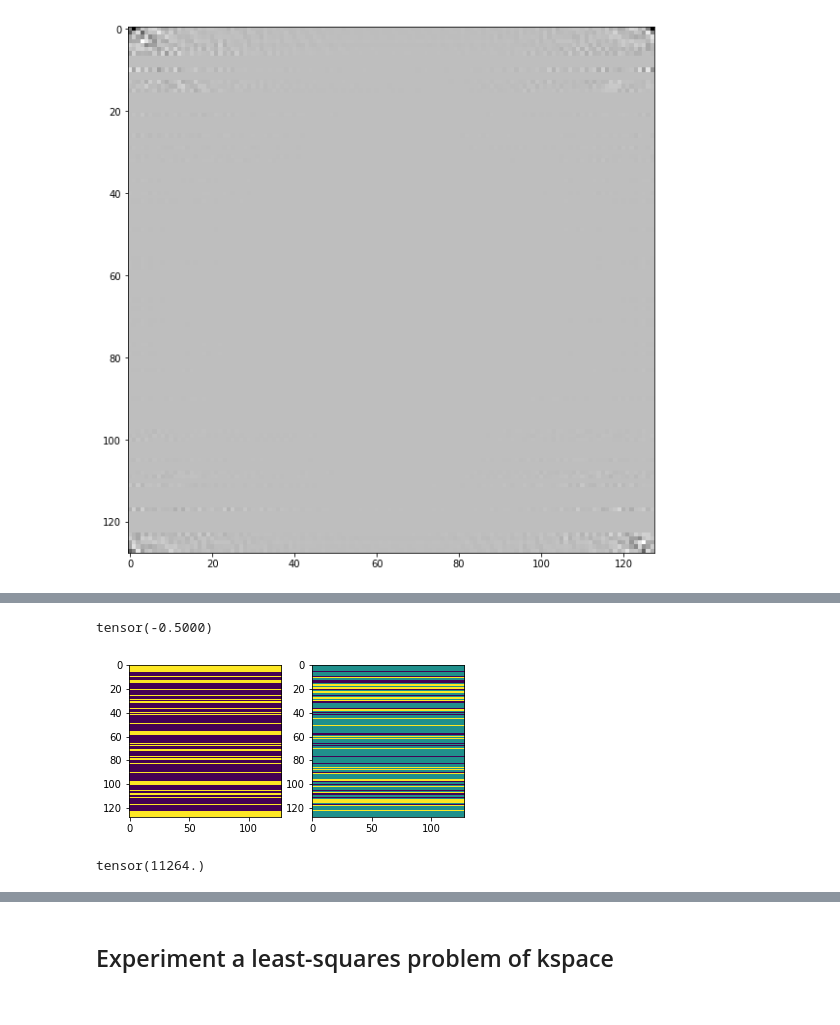
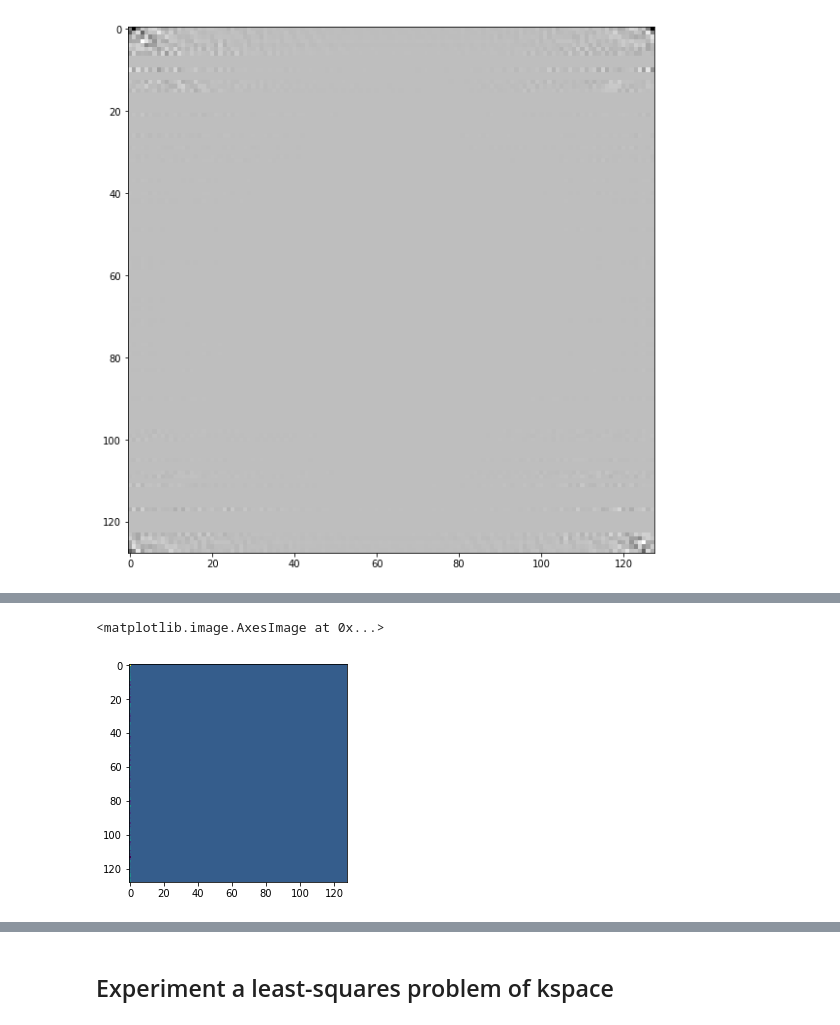
Before and after one commit to facebookresearch/active-mri-acquisition, a Jupyter notebook: small_tests.ipynb, the cells around one changed output, grey strips where cells are left out. Drawn from its saved outputs; the diff is of its cells as text; code cells hidden in the pictures.

```diff
--- a/small_tests.ipynb
+++ b/small_tests.ipynb
@@ -168,18 +163,14 @@ tensor(-0.5266)
 # %%
 inv_mask = torch.ifft(torch.from_numpy(mask), 2)
-plt.imshow(inv_mask[0,:,:,1], cmap='gray')
+plt.imshow(inv_mask[0,:,:,0])
 
-fft_mask_ = torch.rfft(inv_mask[0,:,:,0], 2, onesided=False)
-fft_mask = torch.fft(inv_mask, 2)
-plt.subplot(121)
-plt.imshow(fft_mask[0,:,:,0])
-plt.subplot(122)
-plt.imshow(fft_mask_[:,:,0] - fft_mask[0,:,:,0])
-(fft_mask_[:,:,0] - fft_mask[0,:,:,0]).min()
+# fft_mask_ = torch.rfft(inv_mask[0,:,:,0], 2, onesided=False)
+# fft_mask = torch.fft(inv_mask, 2)
+# plt.subplot(121)
+# plt.imshow(fft_mask[0,:,:,0])
+# plt.subplot(122)
+# plt.imshow(fft_mask_[:,:,0] - fft_mask[0,:,:,0])
+# (fft_mask_[:,:,0] - fft_mask[0,:,:,0]).min()
 # %% [output]
-tensor(-0.5000)
+<matplotlib.image.AxesImage at 0x...>
-[figure, old version]
+[figure, new version]
-# %%
-fft_mask.sum()
-# %% [output]
-tensor(11264.)
```
Also changed, not shown: parts of 3 cells of this notebook, 19 other files.
